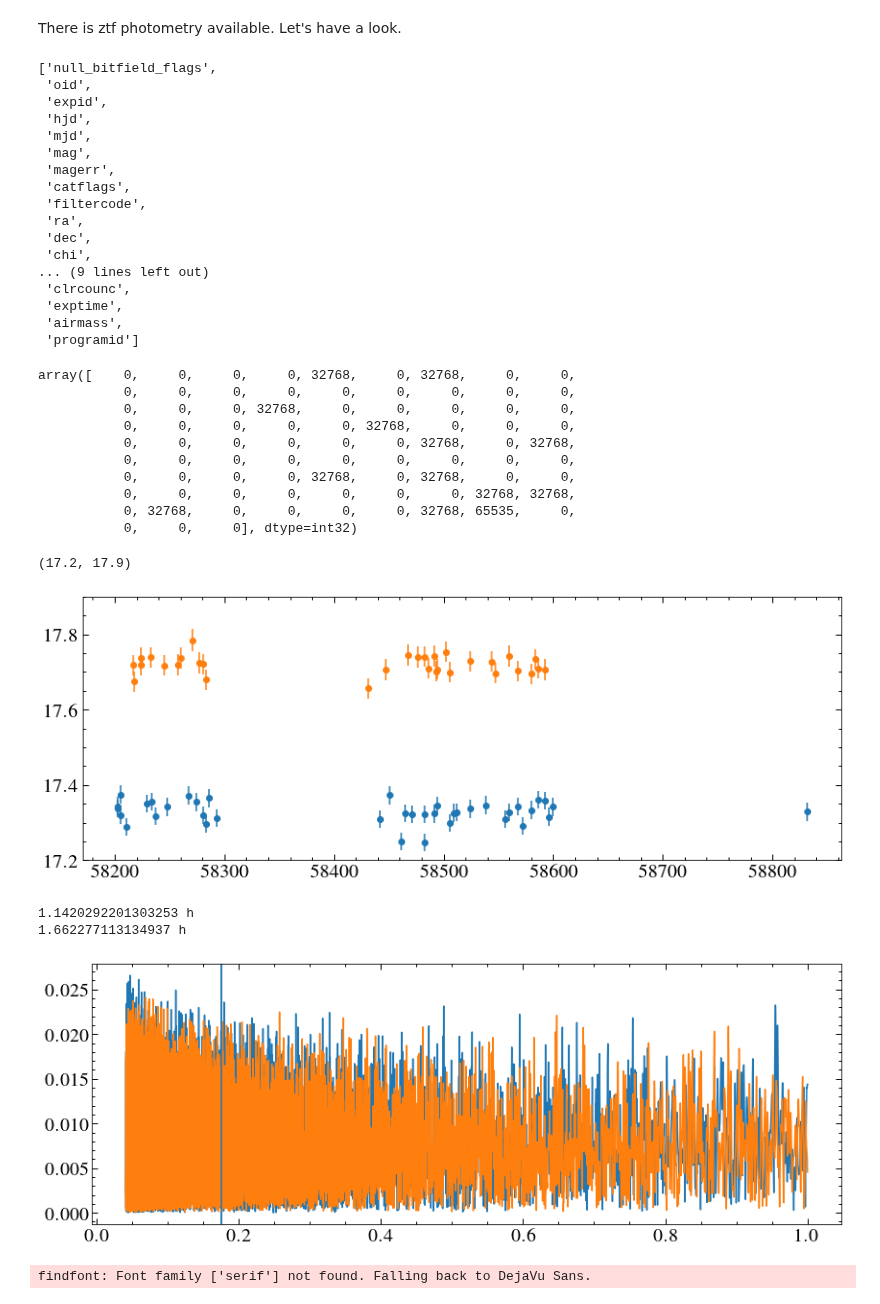
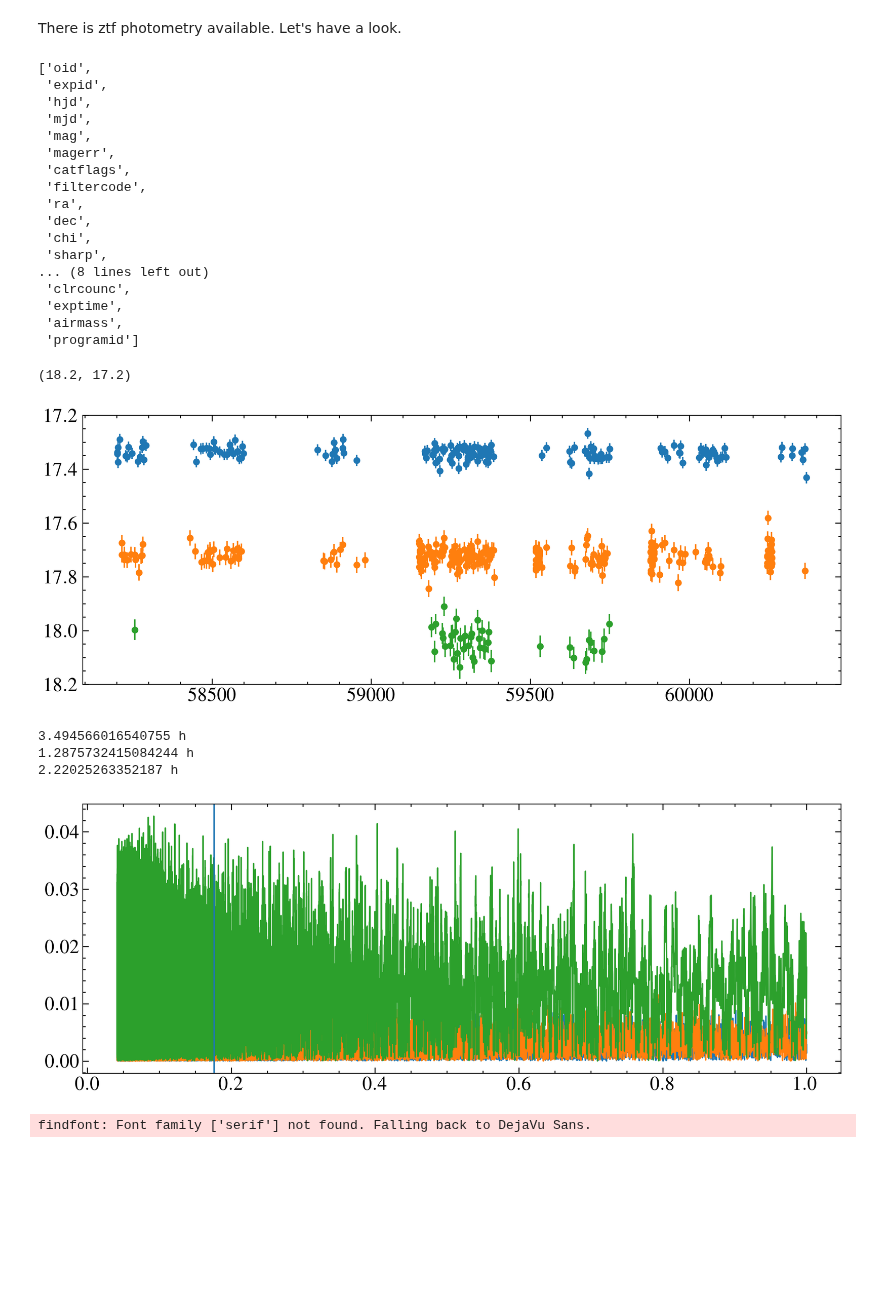
Before and after one commit to davidjwilson/wd-bd, a Jupyter notebook: 1144_ztf.ipynb, the cells around one changed output. Saved outputs shown, nothing was run; the diff lists cells and outputs as text; code cells hidden in the pictures; blank space fills up the shorter version.

```diff
--- a/1144_ztf.ipynb
+++ b/1144_ztf.ipynb
@@ -20,12 +20,11 @@ from matplotlib import rcParams
 rcParams["figure.figsize"] = (14, 5)
 rcParams["font.size"] = 20
 # %%
-hdul = fits.open('ztf/ztflc3.fits')
+hdul = fits.open('ztf/ztflc4.fits')
 # %%
 hdul[1].data.names
 # %% [output]
-['null_bitfield_flags',
- 'oid',
+['oid',
  'expid',
  'hjd',
  'mjd',
@@ -36,7 +35,8 @@ hdul[1].data.names
  'ra',
  'dec',
  'chi',
-... (9 lines left out)
+ 'sharp',
+... (8 lines left out)
  'clrcounc',
  'exptime',
  'airmass',
@@ -46,43 +46,35 @@ hdul[1].data.names
 # %%
 #catflags is the data qualiy.  32768 = cloud
 data = hdul[1].data
-data['catflags']
+# data['catflags']
-# %% [output]
-array([    0,     0,     0,     0, 32768,     0, 32768,     0,     0,
-           0,     0,     0,     0,     0,     0,     0,     0,     0,
-           0,     0,     0, 32768,     0,     0,     0,     0,     0,
-           0,     0,     0,     0,     0, 32768,     0,     0,     0,
-           0,     0,     0,     0,     0,     0, 32768,     0, 32768,
-           0,     0,     0,     0,     0,     0,     0,     0,     0,
-           0,     0,     0,     0, 32768,     0, 32768,     0,     0,
-           0,     0,     0,     0,     0,     0,     0, 32768, 32768,
-           0, 32768,     0,     0,     0,     0, 32768, 65535,     0,
-           0,     0,     0], dtype=int32)
 # %%
 dataq = data[data['catflags'] ==0]
 gdata = dataq[dataq['filtercode'] == 'zg']
 rdata = dataq[dataq['filtercode'] == 'zr']
+idata = dataq[dataq['filtercode'] == 'zi']
 # %%
 plt.errorbar(gdata['mjd'], gdata['mag'], yerr=gdata['magerr'], marker='o', ls='none')
 plt.errorbar(rdata['mjd'], rdata['mag'], yerr=rdata['magerr'], marker='o', ls='none')
-plt.ylim(17.2, 17.9)
+plt.errorbar(idata['mjd'], idata['mag'], yerr=idata['magerr'], marker='o', ls='none')
+plt.ylim(18.2, 17.2)
 # %% [output]
-(17.2, 17.9)
+(18.2, 17.2)
-[figure, old version]
+[figure, new version]
 # %%
 period = 4.23*u.h
 # %%
-for band in [gdata, rdata]:
+for band in [gdata, rdata, idata]:
     lc = lk.LightCurve(time= band['mjd']*u.d, flux=band['mag'], flux_err=band['magerr'])
     lcfold = lc.fold(period)
     pg = lc.to_periodogram(oversample_factor=10,minimum_period=1*u.h, maximum_period=1*u.day)
     plt.plot(pg.period, pg.power)
     print(pg.period_at_max_power.to(u.h))
     plt.axvline(4.23/24)
 # %% [output]
-1.1420292201303253 h
-1.662277113134937 h
+3.494566016540755 h
+1.2875732415084244 h
+2.22025263352187 h
-[figure, old version]
+[figure, new version]
 # %%
 plt.figure(figsize=(15,6))
 bands = ['$g$', '$r$']
```
Also changed, not shown: parts of 4 cells of this notebook, 6 other files.
